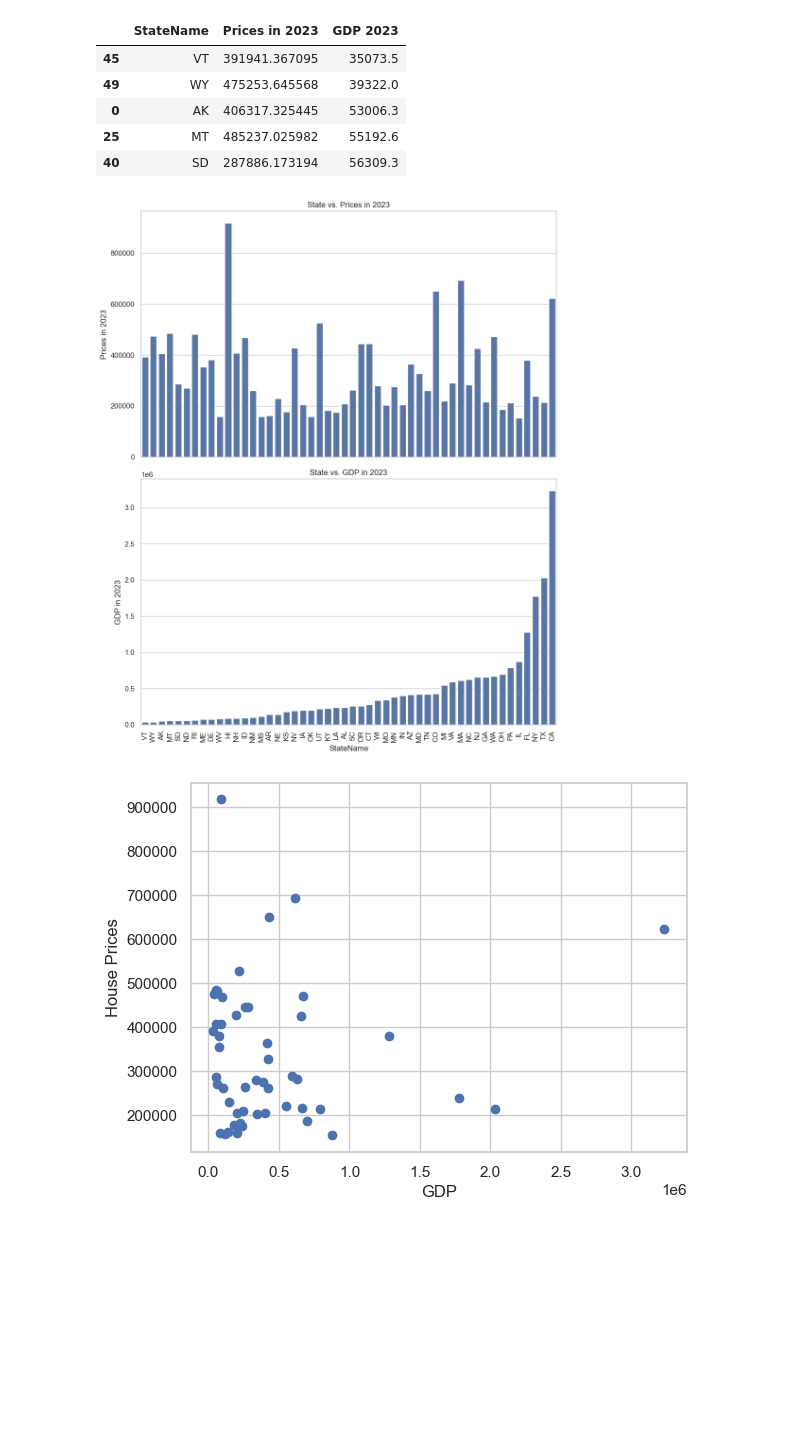
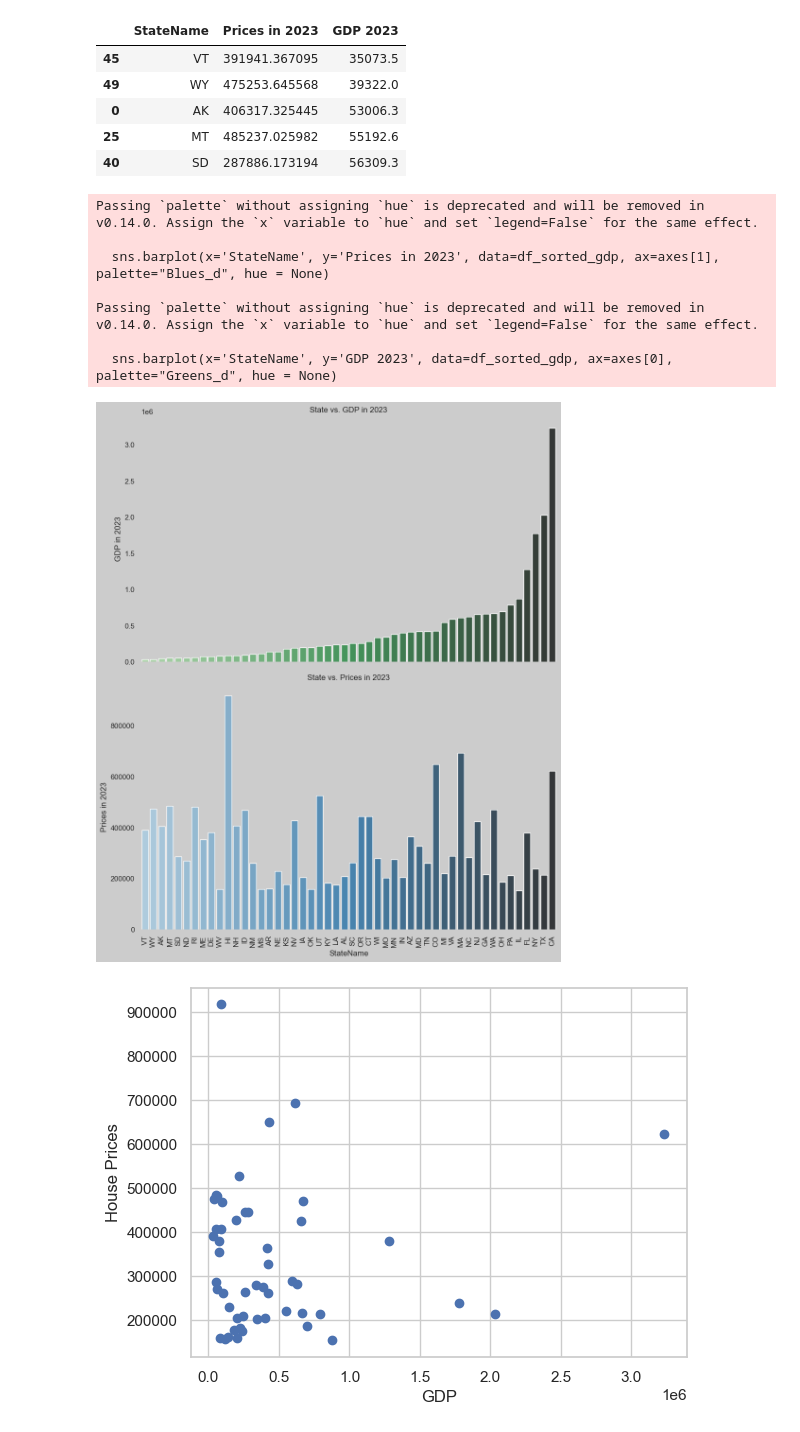
Before and after one commit to elgnol/RealEstate_Project_3, a Jupyter notebook: Long/GDP_vs_housing_price_2023.ipynb, the cells around one changed output. Drawn from its saved outputs; the diff is of its cells as text; code cells hidden in the pictures; blank space fills up the shorter version.

```diff
--- a/Long/GDP_vs_housing_price_2023.ipynb
+++ b/Long/GDP_vs_housing_price_2023.ipynb
@@ -107,33 +107,49 @@ df_sorted_gdp.head()
 # %%
 import matplotlib.pyplot as plt
 import seaborn as sns
 
 # Set the style for seaborn
 sns.set(style="whitegrid")
 
 # Create a figure with two subplots
 fig, axes = plt.subplots(2, 1, figsize=(10, 12), sharex=True)
 
 # Plot the bar graph for State vs. Prices
-sns.barplot(x='StateName', y='Prices in 2023', data=df_sorted_gdp, ax=axes[0])#, palette="Blues_d", hue = None)
-axes[0].set_title('State vs. Prices in 2023')
-axes[0].set_ylabel('Prices in 2023')
+sns.barplot(x='StateName', y='Prices in 2023', data=df_sorted_gdp, ax=axes[1], palette="Blues_d", hue = None)
+axes[1].set_title('State vs. Prices in 2023')
+axes[1].set_ylabel('Prices in 2023')
 
 # # Plot the bar graph for State vs. GDP
-sns.barplot(x='StateName', y='GDP 2023', data=df_sorted_gdp, ax=axes[1])#, palette="Greens_d", hue = None)
-axes[1].set_title('State vs. GDP in 2023')
-axes[1].set_ylabel('GDP in 2023')
+sns.barplot(x='StateName', y='GDP 2023', data=df_sorted_gdp, ax=axes[0], palette="Greens_d", hue = None)
+axes[0].set_title('State vs. GDP in 2023')
+axes[0].set_ylabel('GDP in 2023')
 
 # Rotate x-axis labels for better readability
 plt.xticks(rotation=90)
 
 # Adjust layout to prevent overlap
 plt.tight_layout()
+
+# Set background color for each subplot's axes
+for ax in axes:
+    ax.set_facecolor('#CCCCCC')  # Set the background color of the plot area
+# Set background color for the entire figure
+plt.gcf().set_facecolor('#CCCCCC')  # Set the background color of the figure
+
+# Save figure
 plt.savefig("../IMAGES/GDPvsPrices_all.png")
+
 # Show the plots
 plt.show()
 # %% [output]
+Passing `palette` without assigning `hue` is deprecated and will be removed in v0.14.0. Assign the `x` variable to `hue` and set `legend=False` for the same effect.
+
+  sns.barplot(x='StateName', y='Prices in 2023', data=df_sorted_gdp, ax=axes[1], palette="Blues_d", hue = None)
+
+Passing `palette` without assigning `hue` is deprecated and will be removed in v0.14.0. Assign the `x` variable to `hue` and set `legend=False` for the same effect.
+
+  sns.barplot(x='StateName', y='GDP 2023', data=df_sorted_gdp, ax=axes[0], palette="Greens_d", hue = None)
-[figure, old version]
+[figure, new version]
 # %%
 from scipy import stats
 gdp = df_sorted_gdp['GDP 2023']
```
Also changed, not shown: 4 other files.
